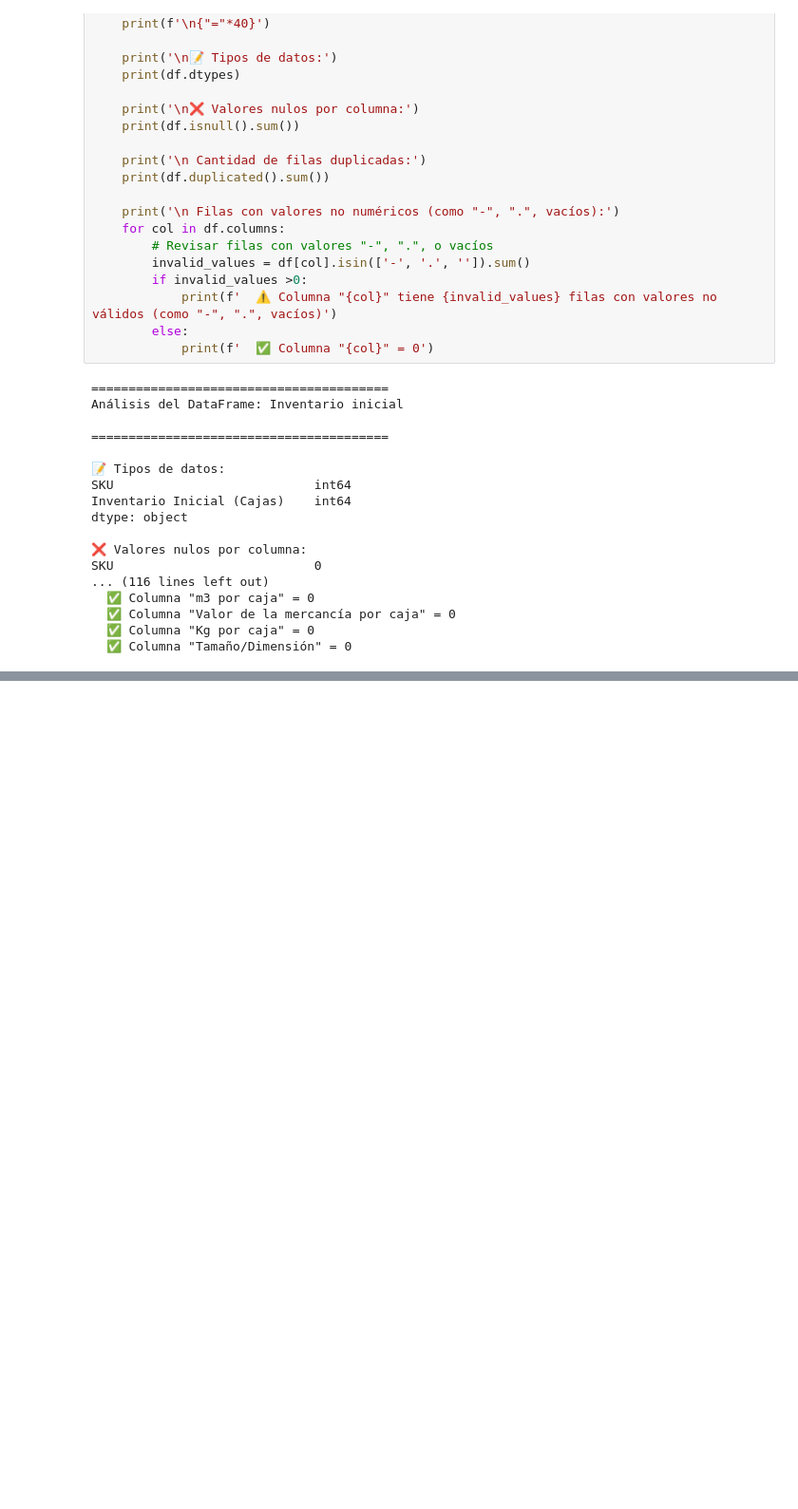
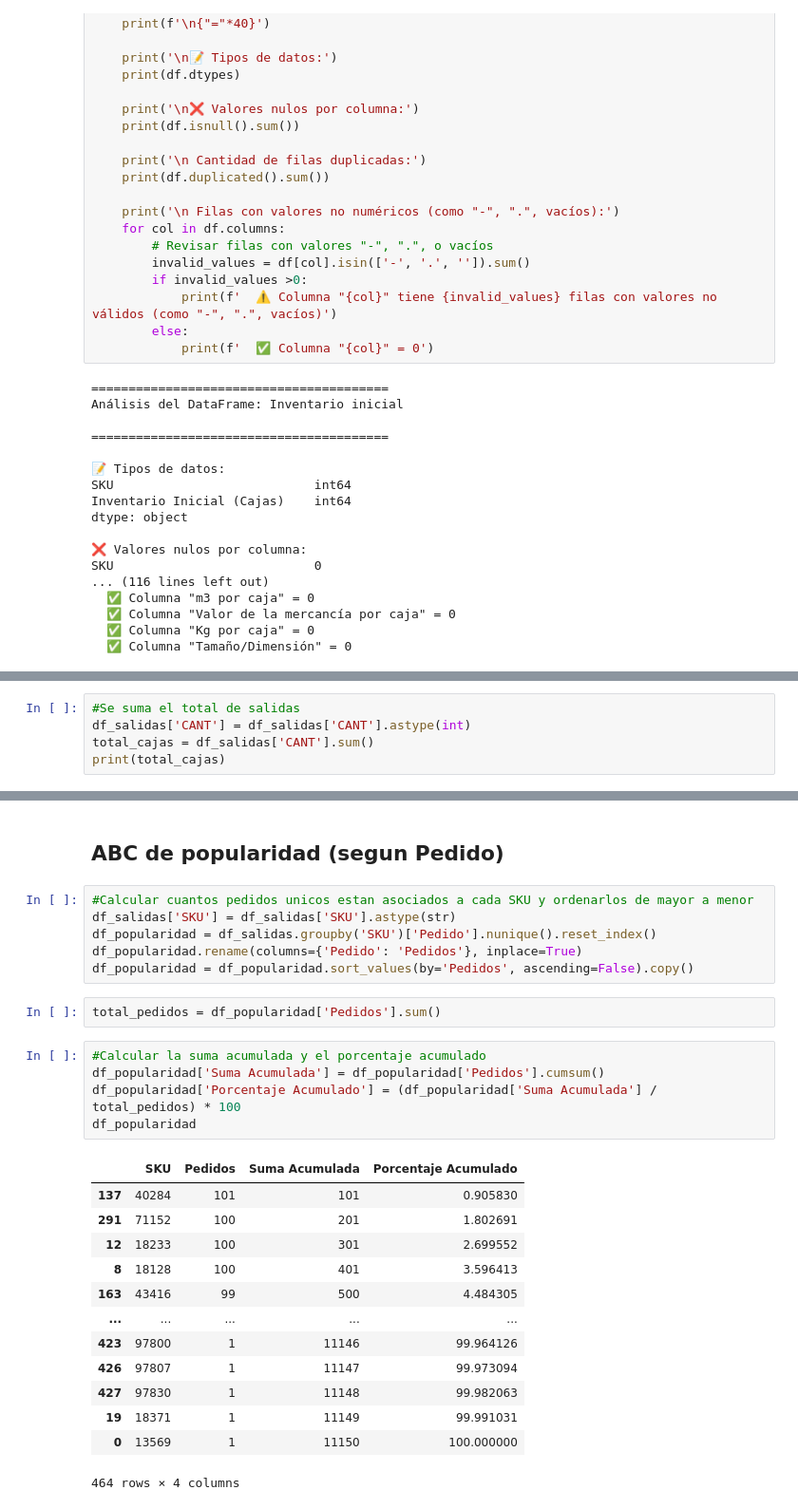
Before and after one commit to ValentinaJimenezTorres/CA_inventarios, a Jupyter notebook: b_exploracion_limpieza.ipynb, the cells around one changed output, grey strips where cells are left out. Shown at 95% size. Drawn from its saved outputs; the diff is of its cells as text; blank space fills up the shorter version.

```diff
--- a/b_exploracion_limpieza.ipynb
+++ b/b_exploracion_limpieza.ipynb
@@ -259,0 +146,5 @@ df_pareto.head(50)
+# %%
+#Se suma el total de salidas
+df_salidas['CANT'] = df_salidas['CANT'].astype(int)
+total_cajas = df_salidas['CANT'].sum()
+print(total_cajas)
@@ -259,0 +177,29 @@ df_pareto.head(50)
+# %% [markdown]
+## ABC de popularidad (segun Pedido)
+# %%
+#Calcular cuantos pedidos unicos estan asociados a cada SKU y ordenarlos de mayor a menor
+df_salidas['SKU'] = df_salidas['SKU'].astype(str)
+df_popularidad = df_salidas.groupby('SKU')['Pedido'].nunique().reset_index()
+df_popularidad.rename(columns={'Pedido': 'Pedidos'}, inplace=True)
+df_popularidad = df_popularidad.sort_values(by='Pedidos', ascending=False).copy()
+# %%
+total_pedidos = df_popularidad['Pedidos'].sum()
+# %%
+#Calcular la suma acumulada y el porcentaje acumulado
+df_popularidad['Suma Acumulada'] = df_popularidad['Pedidos'].cumsum()
+df_popularidad['Porcentaje Acumulado'] = (df_popularidad['Suma Acumulada'] / total_pedidos) * 100
+df_popularidad
+# %% [output]
+|  | SKU | Pedidos | Suma Acumulada | Porcentaje Acumulado |
+| 137 | 40284 | 101 | 101 | 0.905830 |
+| 291 | 71152 | 100 | 201 | 1.802691 |
+| 12 | 18233 | 100 | 301 | 2.699552 |
+| 8 | 18128 | 100 | 401 | 3.596413 |
+| 163 | 43416 | 99 | 500 | 4.484305 |
+| ... | ... | ... | ... | ... |
+| 423 | 97800 | 1 | 11146 | 99.964126 |
+| 426 | 97807 | 1 | 11147 | 99.973094 |
+| 427 | 97830 | 1 | 11148 | 99.982063 |
+| 19 | 18371 | 1 | 11149 | 99.991031 |
+| 0 | 13569 | 1 | 11150 | 100.000000 |
+464 rows × 4 columns
```
Also changed, not shown: parts of 32 cells of this notebook.
